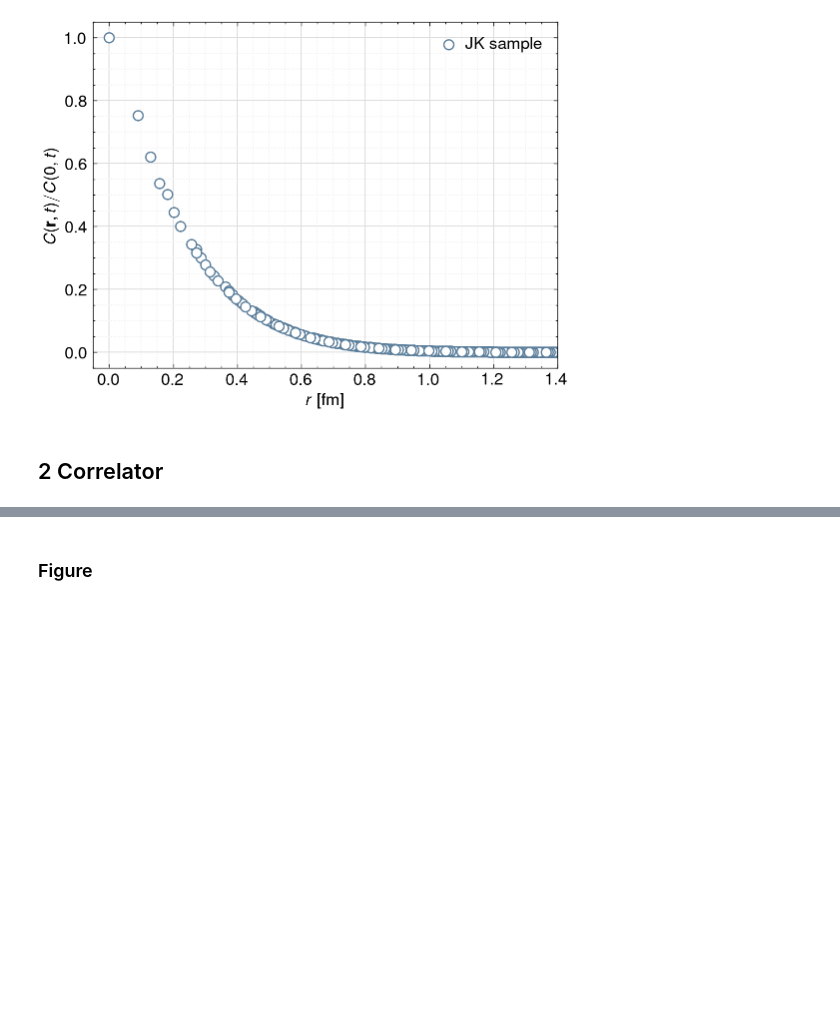
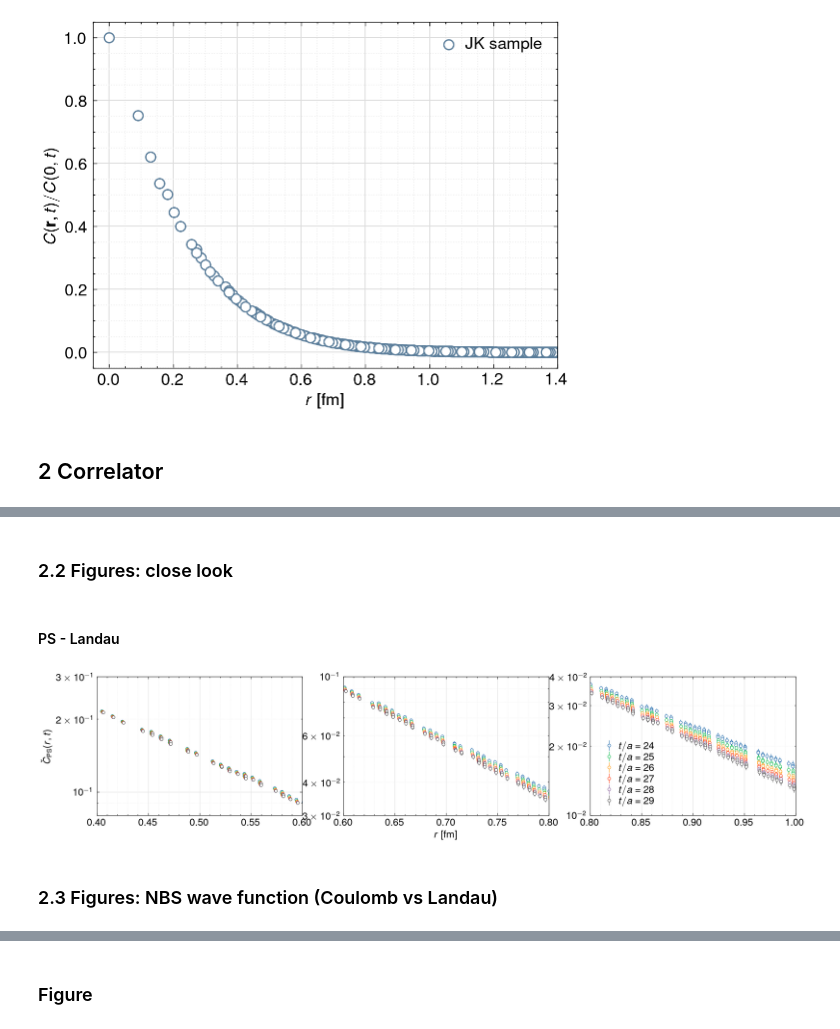
Before and after one commit to tinikov/lqcd, a Jupyter notebook: ccbar:analysis/4pt-analysis.ipynb, the cells around one changed output, grey strips where cells are left out. Cells and saved outputs as stored; diff of their text form; code cells hidden in the pictures; blank space fills up the shorter version.

```diff
--- a/ccbar:analysis/4pt-analysis.ipynb
+++ b/ccbar:analysis/4pt-analysis.ipynb
@@ -602,0 +373,65 @@ for ig in range(2):
+# %% [markdown]
+### 2.2 Figures: close look
+# %% [markdown]
+#### PS - Landau
+# %%
+fig, axs = plt.subplots(1, 3, figsize=(15, 3))
+
+trange = np.arange(24, 30, 1)
+
+
+def close_plot(xmin, xmax, ymin, ymax, ax):
+    errbar_plot_style = {
+        "fmt": ".",
+        "markersize": 7,
+        "markeredgewidth": 0.5,
+        "linewidth": 0.5,
+        "markerfacecolor": "white",
+        # "fillstyle": "none",
+    }
+
+    for i in trange:
+        re_i = i - trange[0]
+        t_all = trange[-1] - trange[0]
+        ax.errorbar(
+            ps_l[i][:, 0] * a + 0.00025 * (re_i - np.ceil(t_all / 2)),
+            ps_l[i][:, 1] / np.float64(ps_l[i][0][1]),
+            ps_l[i][:, 2] / np.float64(ps_l[i][0][1]),
+            label=rf"$t/a=\ ${i:02}",
+            **errbar_plot_style,
+        )
+
+    # Set grid
+    ax.grid(which="major", color="#DDDDDD", linewidth=0.5)
+    ax.grid(which="minor", color="#EEEEEE", linestyle=":", linewidth=0.5)
+
+    ax.set_xlim(xmin, xmax)
+    ax.set_yscale("log")
+    ax.set_ylim(ymin, ymax)
+    ax.xaxis.set_major_locator(ticker.MultipleLocator(0.05))
+
+
+close_plot(0.4, 0.6, 8e-2, 3e-1, axs[0])
+axs[0].set_ylabel(r"$\check{C}_{\rm PS}(r,t)$")
+
+close_plot(0.6, 0.8, 3e-2, 1e-1, axs[1])
+axs[1].set_xlabel(r"$r\ [{\rm fm}]$")
+
+close_plot(0.8, 1.0, 1e-2, 4e-2, axs[2])
+legend_style = {
+    "loc": 3,
+    # "bbox_to_anchor": (0.92, 1.07),
+    "handletextpad": 0,
+    "labelspacing": 0.1,
+}
+axs[2].legend(**legend_style)
+fig.savefig(
+    f"{corrfig_root}/Landau/4ptcorr-closeview(article).eps", format="eps", dpi=600
+)
+fig.savefig(f"{corrfig_root}/Landau/4ptcorr-closeview(article).png", dpi=600)
+plt.show()
+plt.close()
+# %% [output]
+[figure, added]
+# %% [markdown]
+### 2.3 Figures: NBS wave function (Coulomb vs Landau)
```
Also changed, not shown: parts of 59 cells of this notebook, 1 other file.
